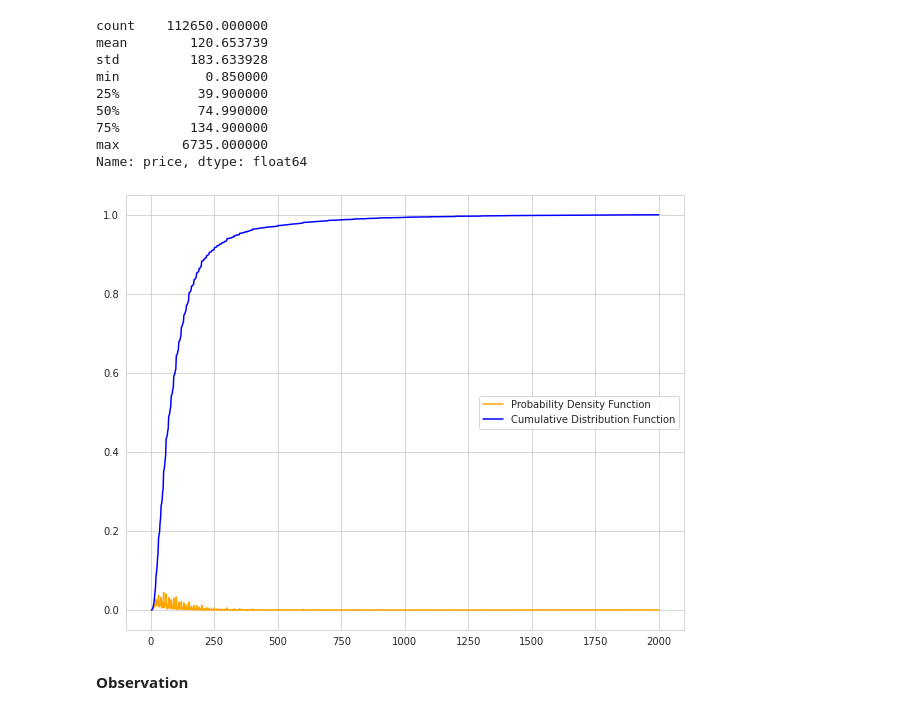
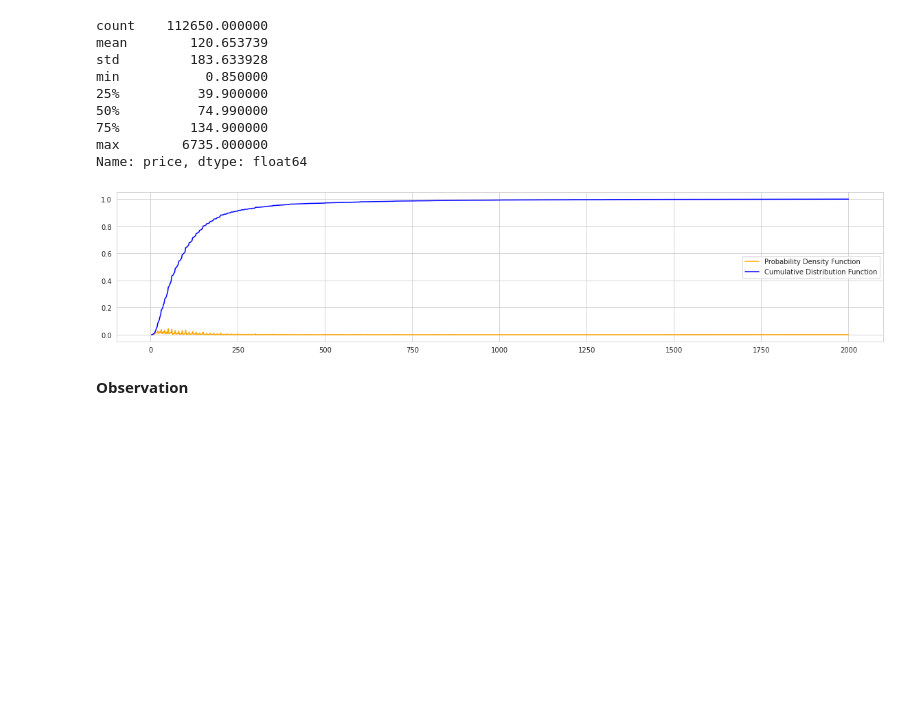
Before and after one commit to jakejhc/Team_Project, a Jupyter notebook: brazillian-customer-satification.ipynb, the cells around one changed output. Cells and saved outputs as stored; diff of their text form; code cells hidden in the pictures; blank space fills up the shorter version.

```diff
--- a/brazillian-customer-satification.ipynb
+++ b/brazillian-customer-satification.ipynb
@@ -129,22 +129,22 @@ max        6735.000000
 Name: price, dtype: float64
 # %%
 #temporararily removing few outliers that can reduce the smoothness of the pdf and cdf
-sata = order_items[order_items.price <= 2000]
-counts, bin_edges = np.histogram(sata.price, bins=1000,
+smooth_data = order_items[order_items.price <= 2000]
+counts, bin_edges = np.histogram(smooth_data.price, bins=1000,
                                  density = True)
 pdf = counts/(sum(counts))
 
 #compute CDF
 cdf = np.cumsum(pdf)
-plt.figure(figsize=(10,8))
+plt.figure(figsize=(20,4))
 plt.plot(bin_edges[1:],pdf,color='orange',label='Probability Density Function')
 plt.plot(bin_edges[1:], cdf,color='blue',label='Cumulative Distribution Function')
 plt.legend()
 
 
 plt.show();
 # %% [output]
-[figure, old version]
+[figure, new version]
 # %% [markdown]
 **Observation**
 # %% [markdown]
```
Also changed, not shown: parts of 5 cells of this notebook.
